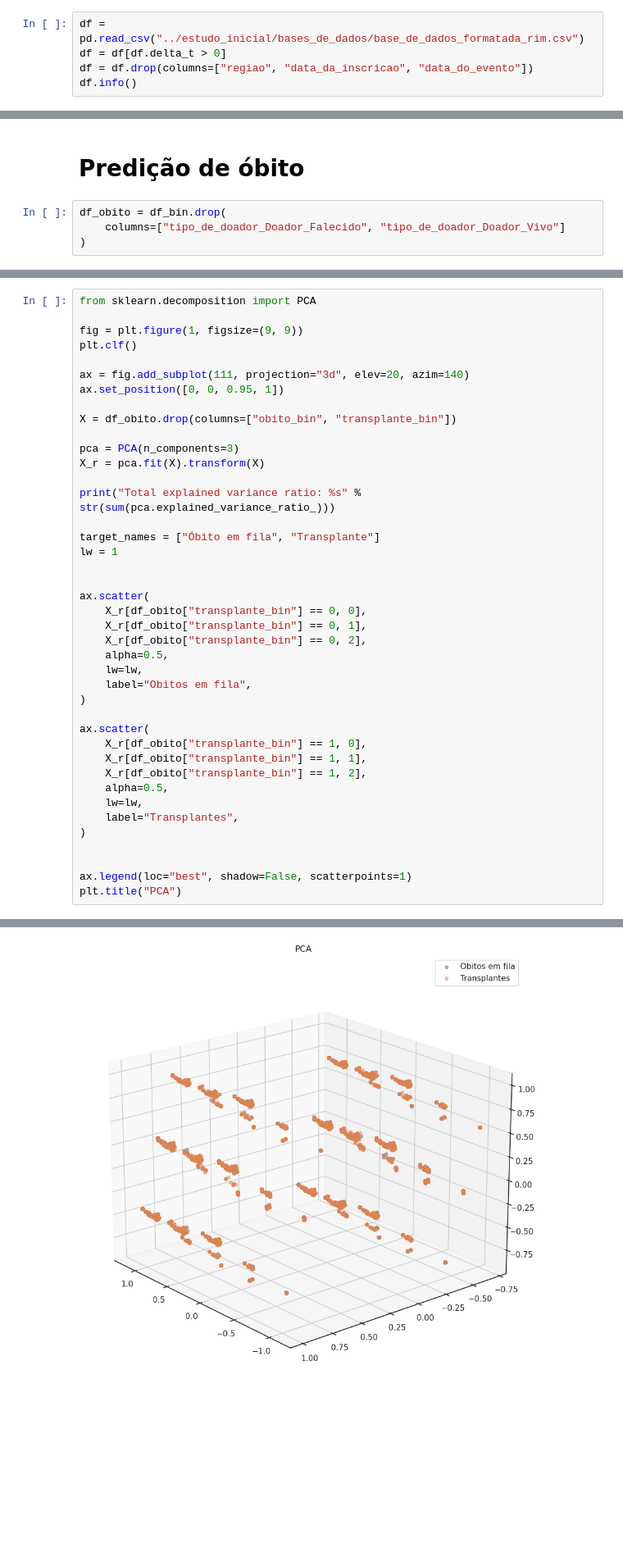
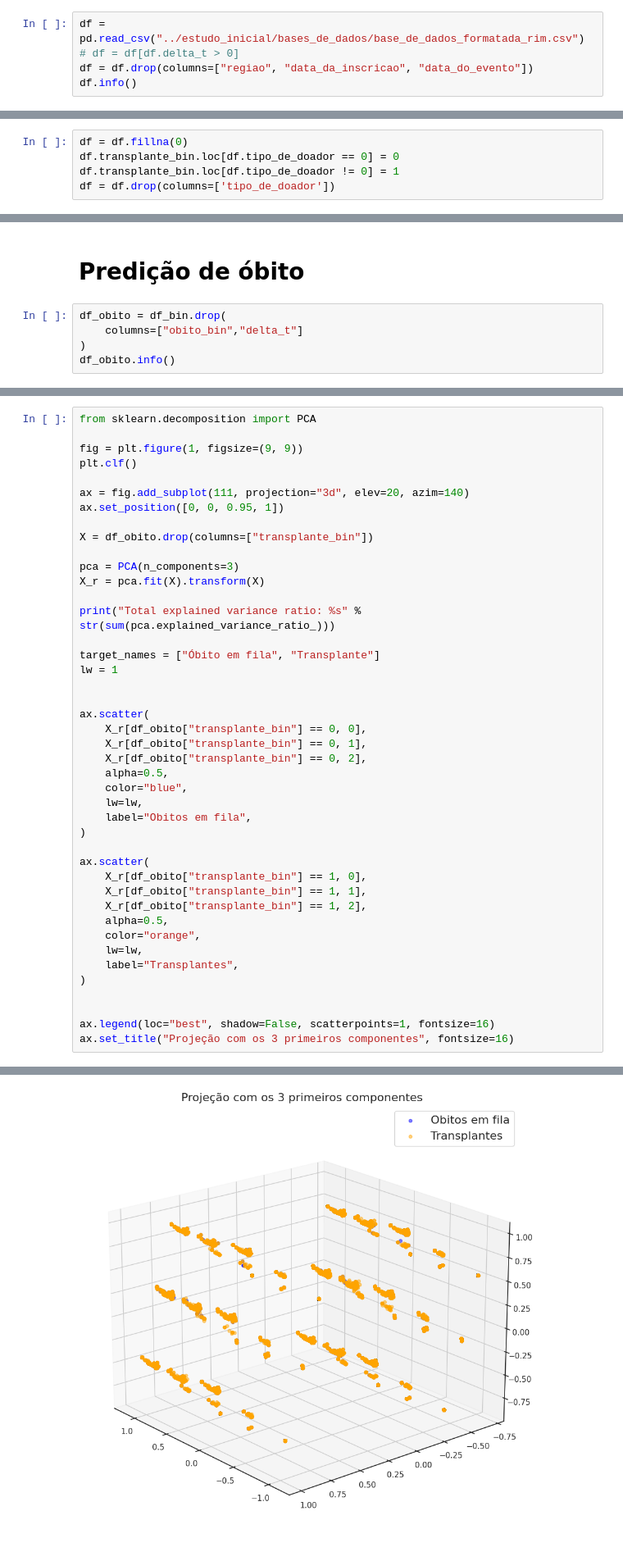
Before and after one commit to Esterci/SNT_table_study, a Jupyter notebook: machine_learning/analise_e_visualizacao.ipynb, the cells around one changed output, grey strips where cells are left out. Shown at 82% size. Drawn from its saved outputs; the diff is of its cells as text; blank space fills up the shorter version.

```diff
--- a/machine_learning/analise_e_visualizacao.ipynb
+++ b/machine_learning/analise_e_visualizacao.ipynb
@@ -3,7 +3,7 @@ import pandas as pd
 import numpy as np
 # %%
 df = pd.read_csv("../estudo_inicial/bases_de_dados/base_de_dados_formatada_rim.csv")
-df = df[df.delta_t > 0]
+# df = df[df.delta_t > 0]
 df = df.drop(columns=["regiao", "data_da_inscricao", "data_do_evento"])
 df.info()
 # %% [output]
@@ -26,0 +27,5 @@ memory usage: 4.0+ MB
+# %%
+df = df.fillna(0)
+df.transplante_bin.loc[df.tipo_de_doador == 0] = 0
+df.transplante_bin.loc[df.tipo_de_doador != 0] = 1
+df = df.drop(columns=['tipo_de_doador'])
@@ -86,5 +100,6 @@ memory usage: 24.8+ MB
 # Predição de óbito
 # %%
 df_obito = df_bin.drop(
-    columns=["tipo_de_doador_Doador_Falecido", "tipo_de_doador_Doador_Vivo"]
+    columns=["obito_bin","delta_t"]
 )
+df_obito.info()
@@ -218,7 +193,7 @@ plt.clf()
 ax = fig.add_subplot(111, projection="3d", elev=20, azim=140)
 ax.set_position([0, 0, 0.95, 1])
 
-X = df_obito.drop(columns=["obito_bin", "transplante_bin"])
+X = df_obito.drop(columns=["transplante_bin"])
 
 pca = PCA(n_components=3)
 X_r = pca.fit(X).transform(X)
@@ -234,6 +209,7 @@ ax.scatter(
     X_r[df_obito["transplante_bin"] == 0, 1],
     X_r[df_obito["transplante_bin"] == 0, 2],
     alpha=0.5,
+    color="blue",
     lw=lw,
     label="Obitos em fila",
 )
@@ -243,11 +219,12 @@ ax.scatter(
     X_r[df_obito["transplante_bin"] == 1, 1],
     X_r[df_obito["transplante_bin"] == 1, 2],
     alpha=0.5,
+    color="orange",
     lw=lw,
     label="Transplantes",
 )
 
 
-ax.legend(loc="best", shadow=False, scatterpoints=1)
-plt.title("PCA")
+ax.legend(loc="best", shadow=False, scatterpoints=1, fontsize=16)
+ax.set_title("Projeção com os 3 primeiros componentes", fontsize=16)
 # %% [output]
@@ -256 +233 @@ Text(0.5, 0.92, 'PCA')
-[figure, old version]
+[figure, new version]
```
Also changed, not shown: parts of 11 cells of this notebook, 3 other files.
